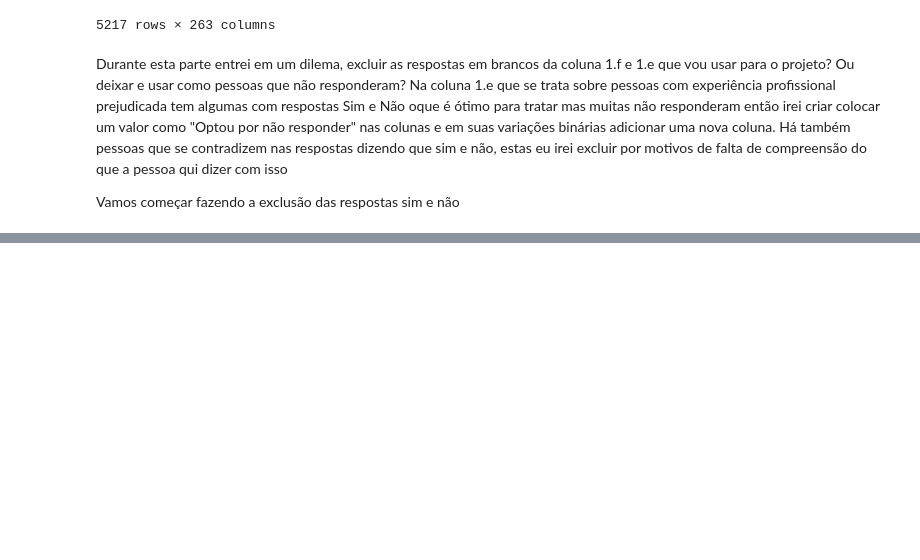
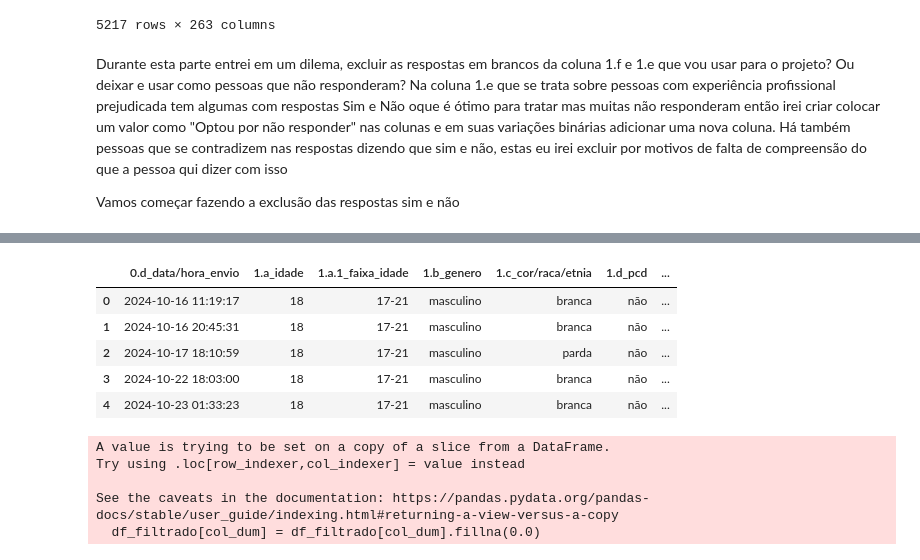
Before and after one commit to rodriguesgui/DC-Data-Glow-Up, a Jupyter notebook: src/main.ipynb, the cells around one changed output, grey strips where cells are left out. Drawn from its saved outputs; the diff is of its cells as text; code cells hidden in the pictures; blank space fills up the shorter version.

```diff
--- a/src/main.ipynb
+++ b/src/main.ipynb
@@ -381,6 +381,9 @@ Vamos padronizar as colunas no formato object para uma melhor análise
 # %%
 for i in df_filtrado.select_dtypes(include='object').columns:
     df_filtrado[i] = df_filtrado[i].astype(str).str.strip().str.lower()
+
+
+df_filtrado.replace('nan', np.nan, inplace=True)
 # %% [output]
 A value is trying to be set on a copy of a slice from a DataFrame.
 Try using .loc[row_indexer,col_indexer] = value instead
@@ -442,0 +478,3 @@ df_filtrado.shape
+# %%
+df_filtrado['1.f_aspectos_prejudicados'] = df_filtrado['1.f_aspectos_prejudicados'].fillna('não respondeu')
+df_filtrado['1.e_experiencia_profissional_prejudicada'] = df_filtrado['1.e_experiencia_profissional_prejudicada'].fillna('não respondeu')
@@ -442,0 +492,19 @@ df_filtrado.shape
+# %%
+df_filtrado.head()
+# %% [output]
+|  | 0.d_data/hora_envio | 1.a_idade | 1.a.1_faixa_idade | 1.b_genero | 1.c_cor/raca/etnia | 1.d_pcd | ... |
+| 0 | 2024-10-16 11:19:17 | 18 | 17-21 | masculino | branca | não | ... |
+| 1 | 2024-10-16 20:45:31 | 18 | 17-21 | masculino | branca | não | ... |
+| 2 | 2024-10-17 18:10:59 | 18 | 17-21 | masculino | parda | não | ... |
+| 3 | 2024-10-22 18:03:00 | 18 | 17-21 | masculino | branca | não | ... |
+| 4 | 2024-10-23 01:33:23 | 18 | 17-21 | masculino | branca | não | ... |
+# %%
+#Vamos adicionar o valor de 0 nas colunas dummies dessas duas colunas
+col_dum = [col for col in df_filtrado.columns if col.startswith('1.e.') or col.startswith('1.f.')]
+df_filtrado[col_dum] = df_filtrado[col_dum].fillna(0.0)
+# %% [output]
+A value is trying to be set on a copy of a slice from a DataFrame.
+Try using .loc[row_indexer,col_indexer] = value instead
+
+See the caveats in the documentation: https://pandas.pydata.org/pandas-docs/stable/user_guide/indexing.html#returning-a-view-versus-a-copy
+  df_filtrado[col_dum] = df_filtrado[col_dum].fillna(0.0)
```
Also changed, not shown: parts of 11 cells of this notebook, 1 other file.
